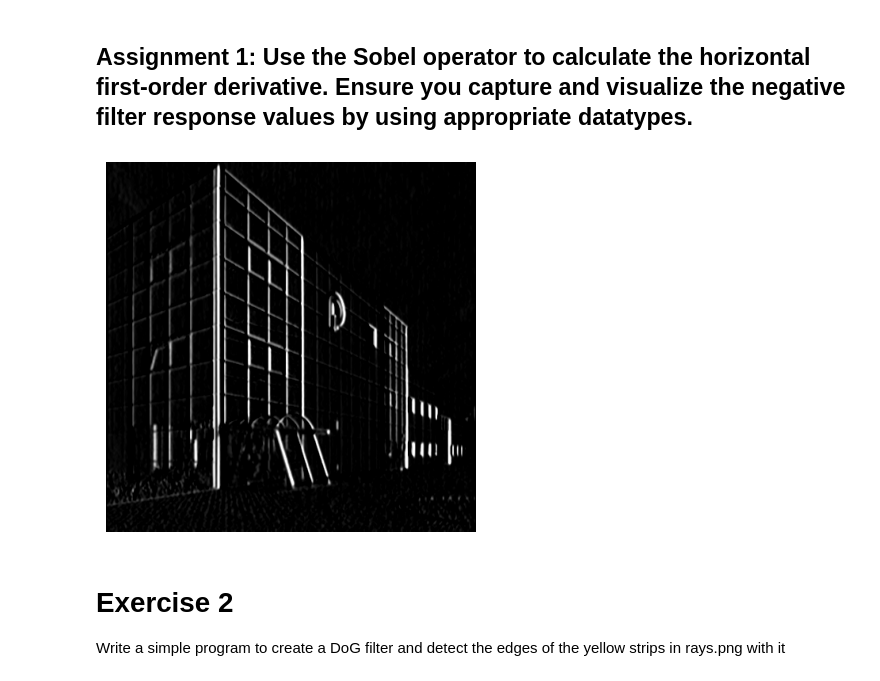
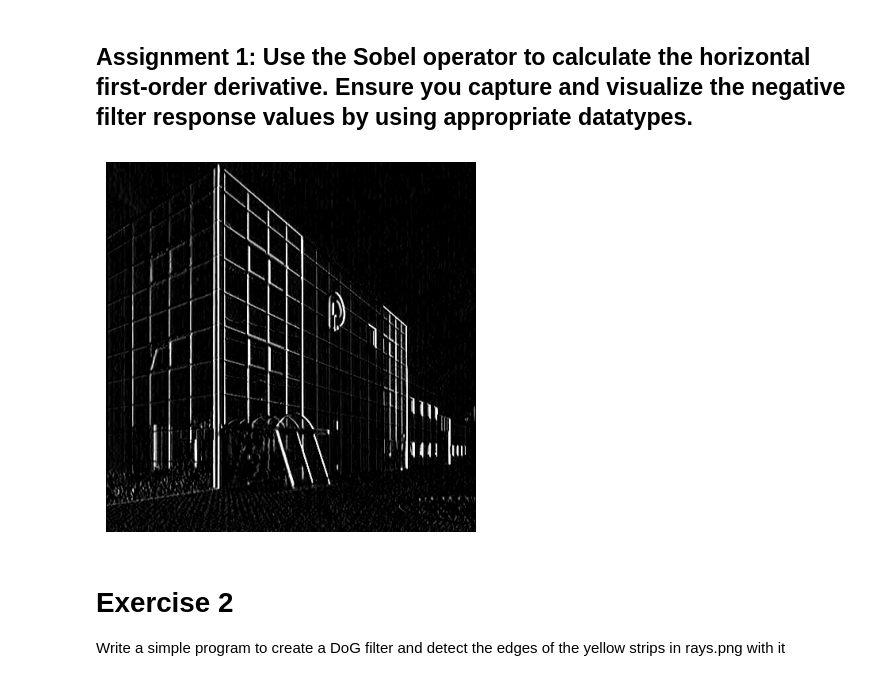
Before and after one commit to LucasVB-TheyCallMeAPoro/ComputerVisie, a Jupyter notebook: Lab1/Lab2_LucasVB.ipynb, the cells around one changed output. Drawn from its saved outputs; the diff is of its cells as text; code cells hidden in the pictures.

```diff
--- a/Lab1/Lab2_LucasVB.ipynb
+++ b/Lab1/Lab2_LucasVB.ipynb
@@ -18,13 +18,13 @@ Write a simple program that detects vertical edges in building.png
 # %%
 building = cv.imread("./Images/building.png",cv.IMREAD_GRAYSCALE)
 
 # Calculate the horizontal derivative using the Sobel operator
-blurred_image = cv.GaussianBlur(building, (5,5), 0)
-sobel_horizontal = cv.Sobel(blurred_image, cv.CV_64F, 1, 0, ksize=3)
+#blurred_image = cv.GaussianBlur(building, (5,5), 0)
+sobel_horizontal = cv.Sobel(building, cv.CV_64F, 1,0, ksize=3)
 sobel_horizontal_visual = np.clip(sobel_horizontal, 0, 255).astype(np.uint8)
 plot_with_matlib(sobel_horizontal_visual)
 # %% [output]
-[figure, old version]
+[figure, new version]
 # %% [markdown]
 # Exercise 2
 Write a simple program to create a DoG filter and detect the edges of the yellow strips in rays.png with it
```
Also changed, not shown: parts of 16 cells of this notebook.
